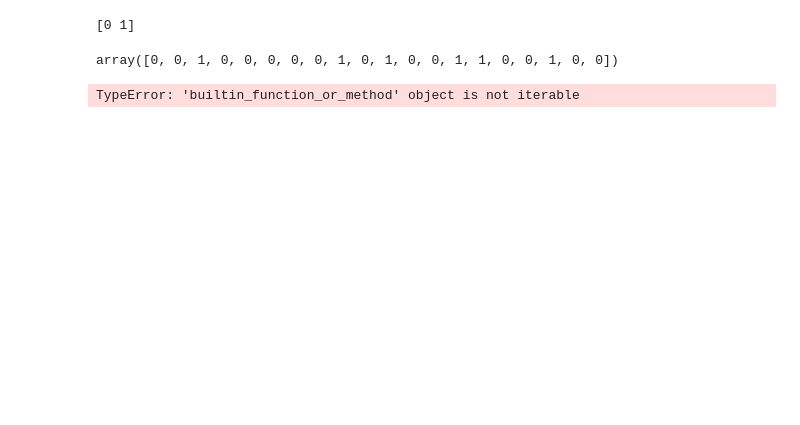
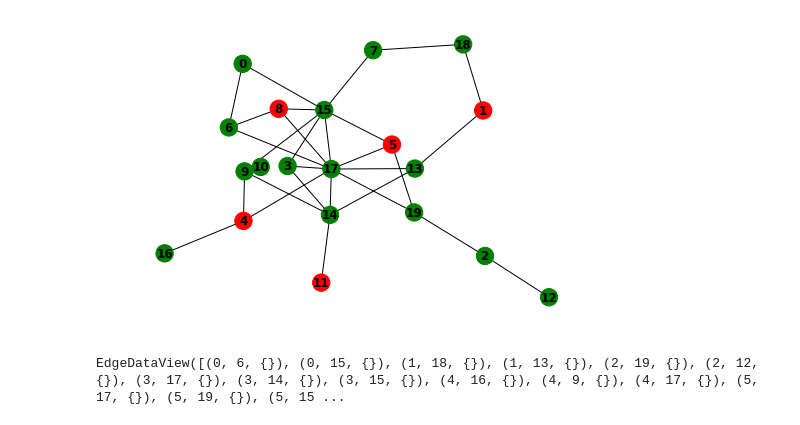
Before and after one commit to are2019-l0-a1a2/ARE-la-Grippe, a Jupyter notebook: ProjetARE.ipynb, the cells around one changed output. Cells and saved outputs as stored; diff of their text form; code cells hidden in the pictures; blank space fills up the shorter version.

```diff
--- a/ProjetARE.ipynb
+++ b/ProjetARE.ipynb
@@ -68,28 +48,35 @@ stat_popu(create_popu(20,5))
+# %%
+G,POS = trac_pop() #Permet de créer un nouveau graphique de la population POPU
+# %%
+def set_color(): #Crée la liste de couleurs
+    colors = []
+    for p in POPU:
+        if POPU[p] == 0:
+            colors.append("green")
+        else:
+            colors.append("red")
+    return colors
+# %%
+COLORS = set_color() #Permet de générer la liste de couleurs
+# %%
+def draw_pop(): #Dessine le graphique de la population
+    nx.draw(G,POS,with_labels=True,font_weight='bold',node_color=COLORS)
+    plt.show()
+# %%
+draw_pop()
+# %% [output]
+[figure, added]
 # %%
-def update_population(popu,tx_inf):
-    new_popu = []
+"""def update_population():
+    new_popu = POPU
     stat_pop = stat_popu(popu)
     new_inf = 0
     for i in range(0,stat_pop[1]):
             if (random.randint(1,100) <= tx_inf):
                 new_inf +=1
     new_popu = create_popu(stat_pop[0],stat_pop[1]+new_inf)
-    return new_popu
+    return new_popu"""
 
-update_population([0, 0, 0, 0, 1, 0, 0, 0, 0, 1, 0, 1, 0, 1, 0, 0, 0, 0, 0, 0],30)
-#stat_popu(update_population([0, 0, 1, 0, 0, 0, 0, 0, 0, 0, 0, 0, 0, 0, 0, 0, 0, 0, 0, 0],30))
+G.edges.data()
 # %% [output]
-[0 1]
+EdgeDataView([(0, 6, {}), (0, 15, {}), (1, 18, {}), (1, 13, {}), (2, 19, {}), (2, 12, {}), (3, 17, {}), (3, 14, {}), (3, 15, {}), (4, 16, {}), (4, 9, {}), (4, 17, {}), (5, 17, {}), (5, 19, {}), (5, 15 ...
-array([0, 0, 1, 0, 0, 0, 0, 0, 1, 0, 1, 0, 0, 1, 1, 0, 0, 1, 0, 0])
-# %%
-def aff_pop(pop):
-    G = nx.erdos_renyi_graph(len(pop),0.30)
-    pos = nx.spring_layout(G)
-    test = [k for k in pop.keys if pop[k] == 0]
-    nx.draw_networkx_nodes(G,pos,nodelist=test,node_color='b')
-    nx.draw(G)
-    plt.show()
-
-aff_pop(create_popu(15,1))
-# %% [output]
-TypeError: 'builtin_function_or_method' object is not iterable
```
Also changed, not shown: parts of 5 cells of this notebook.
